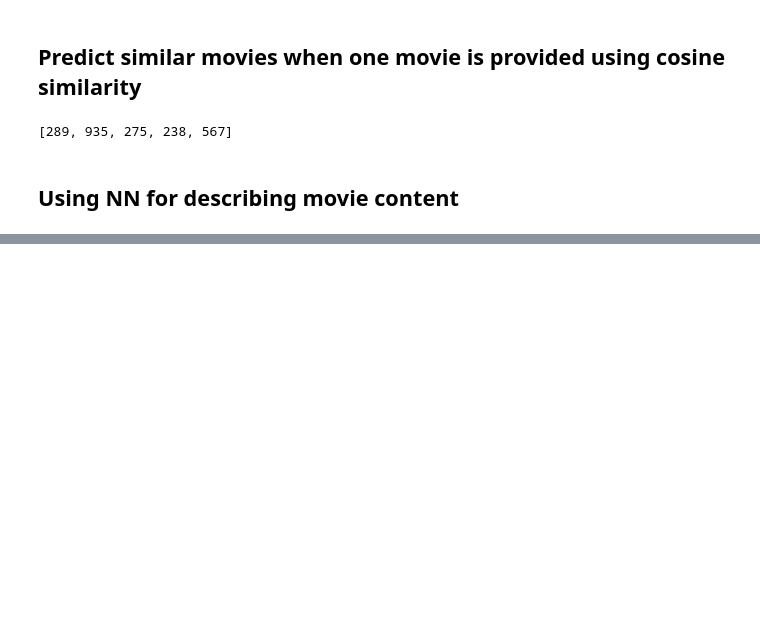
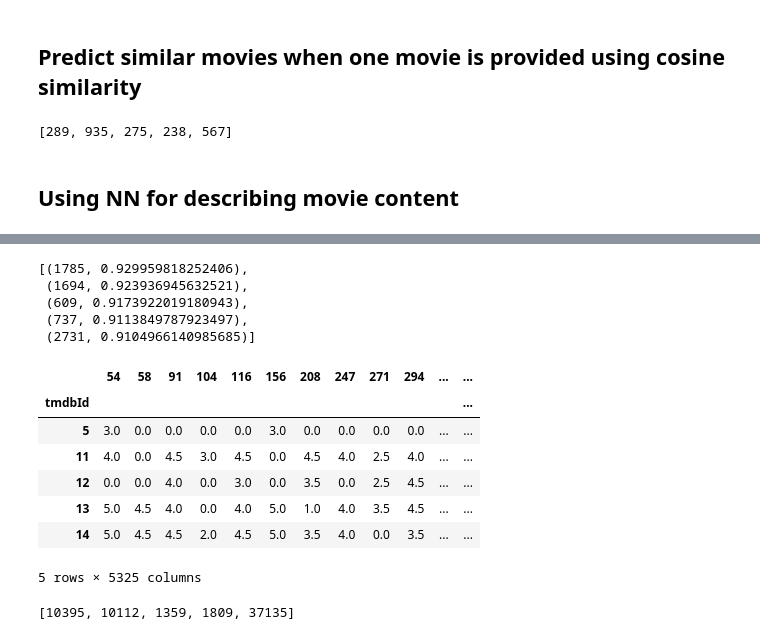
Before and after one commit to abhirockraj/MovieRecommender, a Jupyter notebook: MovieRecomenderCollabortingFilter.ipynb, the cells around one changed output, grey strips where cells are left out. Drawn from its saved outputs; the diff is of its cells as text; code cells hidden in the pictures; blank space fills up the shorter version.

```diff
--- a/MovieRecomenderCollabortingFilter.ipynb
+++ b/MovieRecomenderCollabortingFilter.ipynb
@@ -240,0 +370,28 @@ with open('img.jpg', 'wb') as out_file:
+# %%
+ade
+# %% [output]
+[(1785, 0.929959818252406),
+ (1694, 0.923936945632521),
+ (609, 0.9173922019180943),
+ (737, 0.9113849787923497),
+ (2731, 0.9104966140985685)]
+# %%
+finalDf =  pd.read_csv('recomderData.csv',index_col='tmdbId')
+# %%
+finalDf.head()
+# %% [output]
+|  | 54 | 58 | 91 | 104 | 116 | 156 | 208 | 247 | 271 | 294 | ... | ... |
+| tmdbId |  |  |  |  |  |  |  |  |  |  |  | ... |
+| 5 | 3.0 | 0.0 | 0.0 | 0.0 | 0.0 | 3.0 | 0.0 | 0.0 | 0.0 | 0.0 | ... | ... |
+| 11 | 4.0 | 0.0 | 4.5 | 3.0 | 4.5 | 0.0 | 4.5 | 4.0 | 2.5 | 4.0 | ... | ... |
+| 12 | 0.0 | 0.0 | 4.0 | 0.0 | 3.0 | 0.0 | 3.5 | 0.0 | 2.5 | 4.5 | ... | ... |
+| 13 | 5.0 | 4.5 | 4.0 | 0.0 | 4.0 | 5.0 | 1.0 | 4.0 | 3.5 | 4.5 | ... | ... |
+| 14 | 5.0 | 4.5 | 4.5 | 2.0 | 4.5 | 5.0 | 3.5 | 4.0 | 0.0 | 3.5 | ... | ... |
+5 rows × 5325 columns
+# %%
+ld=[]
+for i in ade:
+        ld.append(finalDf.index[i[0]])
+print(ld)
+# %% [output]
+[10395, 10112, 1359, 1809, 37135]
```
Also changed, not shown: parts of 26 cells of this notebook.
